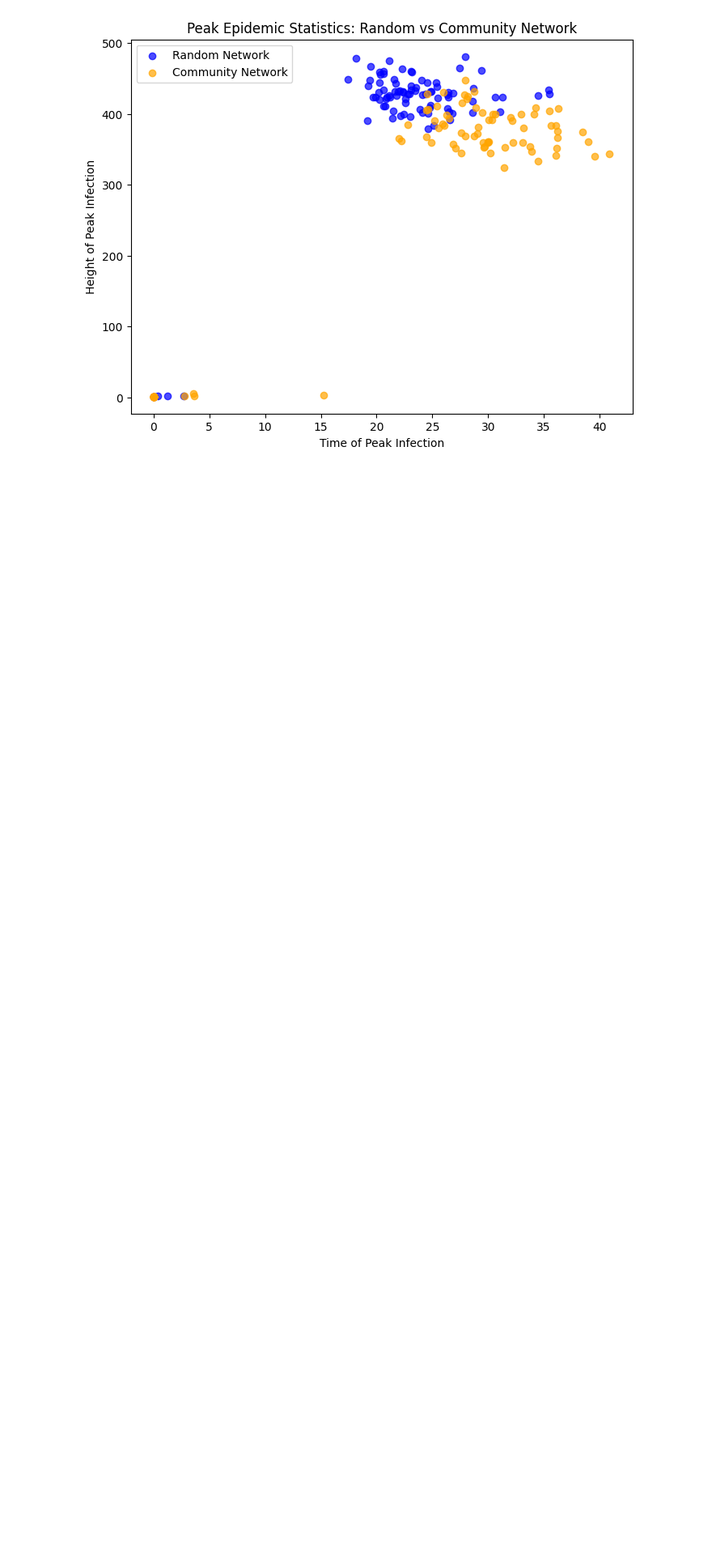
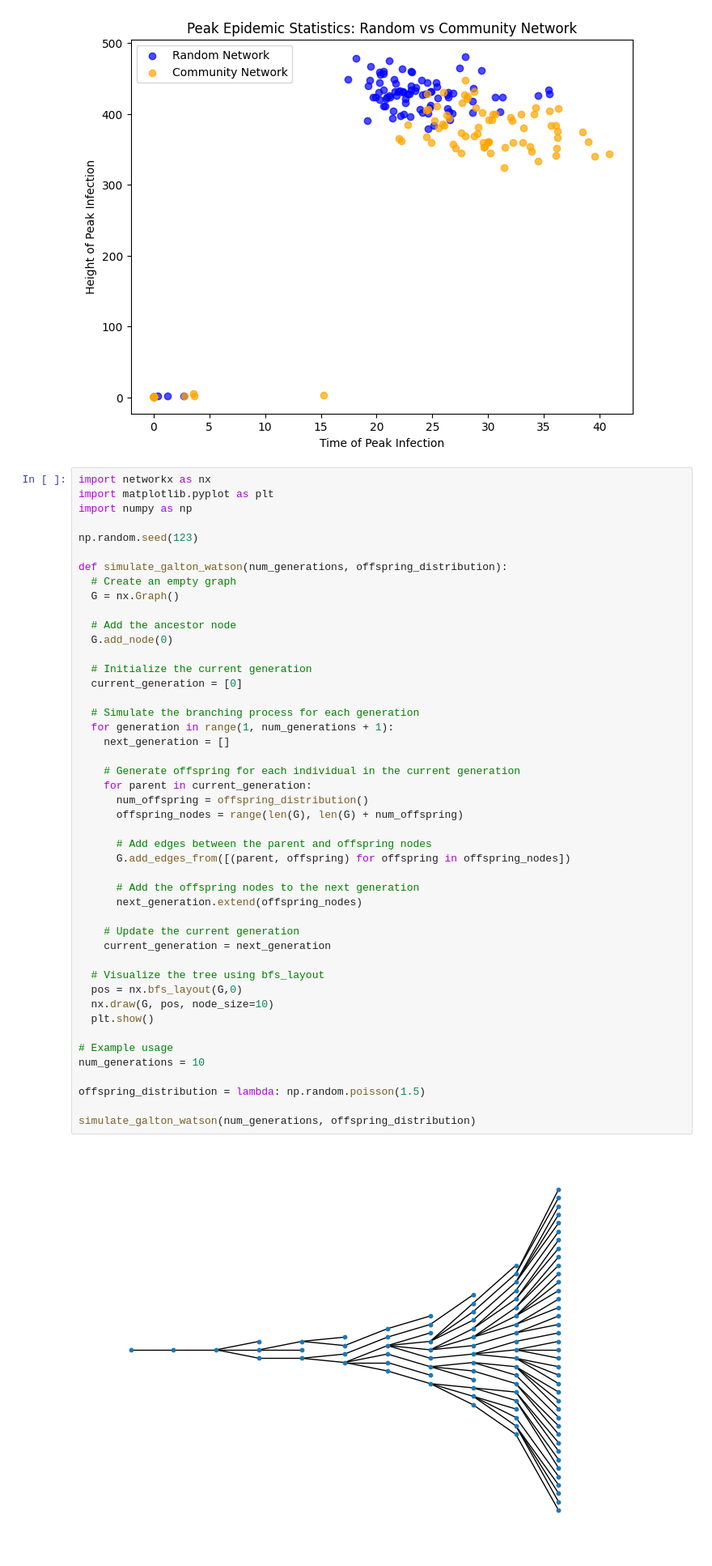
Before and after one commit to xxEthene/ST5225, a Jupyter notebook: lecture5.ipynb, the cells around one changed output. Shown at 81% size. Cells and saved outputs as stored; diff of their text form; blank space fills up the shorter version.

```diff
--- a/lecture5.ipynb
+++ b/lecture5.ipynb
@@ -228,3 +228,51 @@ plt.legend()
 plt.show()
 # %% [output]
 [figure]
+# %%
+import networkx as nx
+import matplotlib.pyplot as plt
+import numpy as np
+
+np.random.seed(123)
+
+def simulate_galton_watson(num_generations, offspring_distribution):
+  # Create an empty graph
+  G = nx.Graph()
+
+  # Add the ancestor node
+  G.add_node(0)
+
+  # Initialize the current generation
+  current_generation = [0]
+
+  # Simulate the branching process for each generation
+  for generation in range(1, num_generations + 1):
+    next_generation = []
+
+    # Generate offspring for each individual in the current generation
+    for parent in current_generation:
+      num_offspring = offspring_distribution()
+      offspring_nodes = range(len(G), len(G) + num_offspring)
+
+      # Add edges between the parent and offspring nodes
+      G.add_edges_from([(parent, offspring) for offspring in offspring_nodes])
+
+      # Add the offspring nodes to the next generation
+      next_generation.extend(offspring_nodes)
+
+    # Update the current generation
+    current_generation = next_generation
+
+  # Visualize the tree using bfs_layout
+  pos = nx.bfs_layout(G,0)
+  nx.draw(G, pos, node_size=10)
+  plt.show()
+
+# Example usage
+num_generations = 10
+
+offspring_distribution = lambda: np.random.poisson(1.5)
+
+simulate_galton_watson(num_generations, offspring_distribution)
+# %% [output]
+[figure, added]
```
Also changed, not shown: parts of 13 cells of this notebook.
